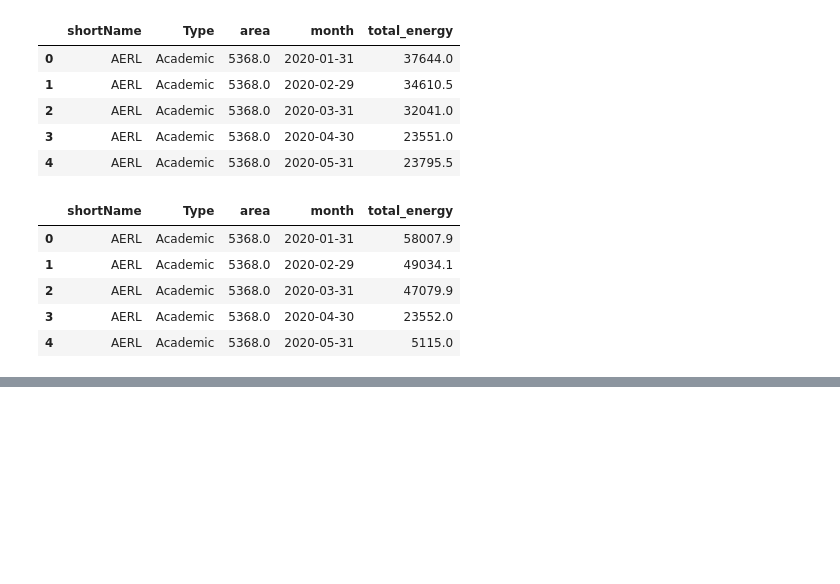
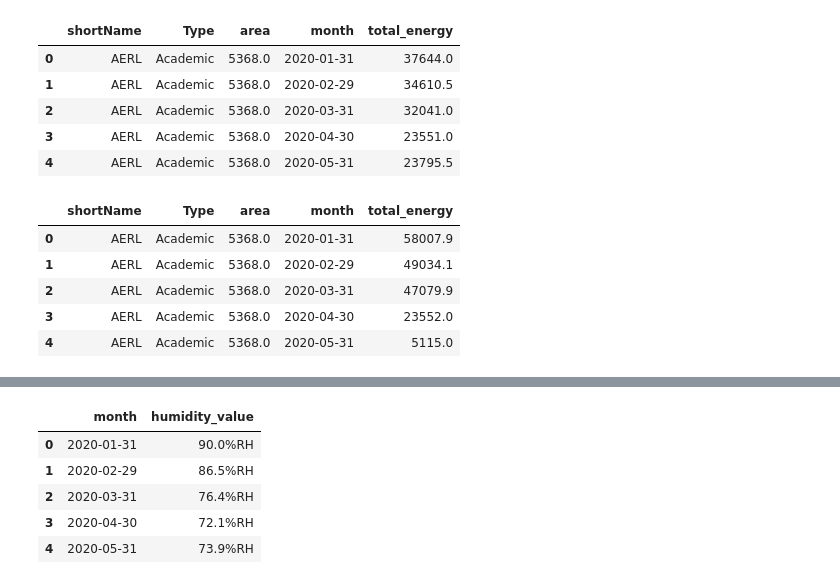
Before and after one commit to Speculatorrr/ECON323-Building-Energy-Analysis, a Jupyter notebook: Final_Project.ipynb, the cells around one changed output, grey strips where cells are left out. Cells and saved outputs as stored; diff of their text form; code cells hidden in the pictures; blank space fills up the shorter version.

```diff
--- a/Final_Project.ipynb
+++ b/Final_Project.ipynb
@@ -323,0 +362,24 @@ plt.show()
+# %%
+data["Timestamp"] = pd.to_datetime(data["Timestamp"],dayfirst =True)
+
+
+#humidity_data
+humidity_data = data[["Timestamp", "UBC Humidity"]].rename(columns={
+    "Timestamp": "month",
+    "UBC Humidity": "humidity_value"
+})
+
+#
+temp_data = data[["Timestamp", "UBC Temp"]].rename(columns={
+    "Timestamp": "month",
+    "UBC Temp": "Temp_value"
+})
+# %%
+humidity_data.head()
+# %% [output]
+|  | month | humidity_value |
+| 0 | 2020-01-31 | 90.0%RH |
+| 1 | 2020-02-29 | 86.5%RH |
+| 2 | 2020-03-31 | 76.4%RH |
+| 3 | 2020-04-30 | 72.1%RH |
+| 4 | 2020-05-31 | 73.9%RH |
```
Also changed, not shown: parts of 9 cells of this notebook, 1 other file.
